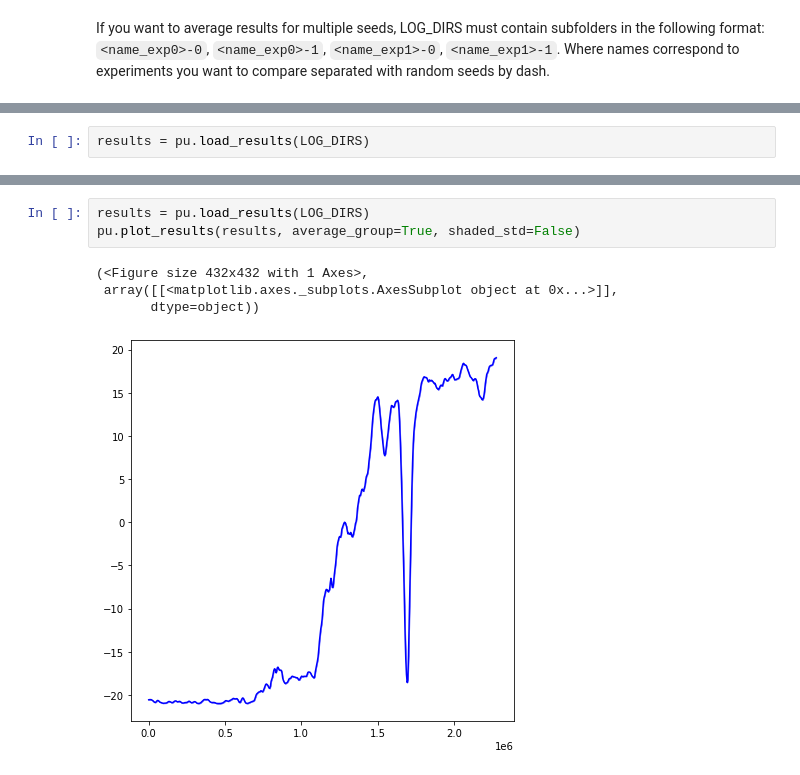
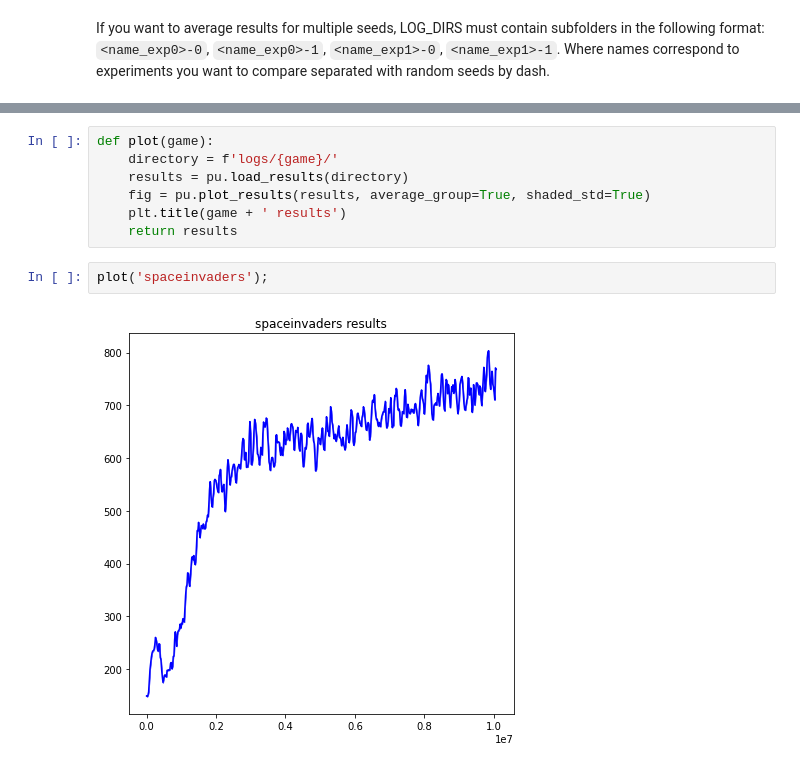
Before and after one commit to edjah/neuro140-final-project, a Jupyter notebook: pytorch-a2c-ppo-acktr-gail/visualize.ipynb, the cells around one changed output, grey strips where cells are left out. Cells and saved outputs as stored; diff of their text form.

```diff
--- a/pytorch-a2c-ppo-acktr-gail/visualize.ipynb
+++ b/pytorch-a2c-ppo-acktr-gail/visualize.ipynb
@@ -12,2 +7,0 @@ LOG_DIRS = '/tmp/gym/'
-# %%
-results = pu.load_results(LOG_DIRS)
@@ -18,8 +8,11 @@ fig = pu.plot_results(results, average_group=True, shaded_std=False)
-# %%
-results = pu.load_results(LOG_DIRS)
-pu.plot_results(results, average_group=True, shaded_std=False)
-# %% [output]
-(<Figure size 432x432 with 1 Axes>,
- array([[<matplotlib.axes._subplots.AxesSubplot object at 0x...>]],
-       dtype=object))
-[figure, removed]
+# %%
+def plot(game):
+    directory = f'logs/{game}/'
+    results = pu.load_results(directory)
+    fig = pu.plot_results(results, average_group=True, shaded_std=True)
+    plt.title(game + ' results')
+    return results
+# %%
+plot('spaceinvaders');
+# %% [output]
+[figure, added]
```
Also changed, not shown: parts of 5 cells of this notebook, 7 other files.
